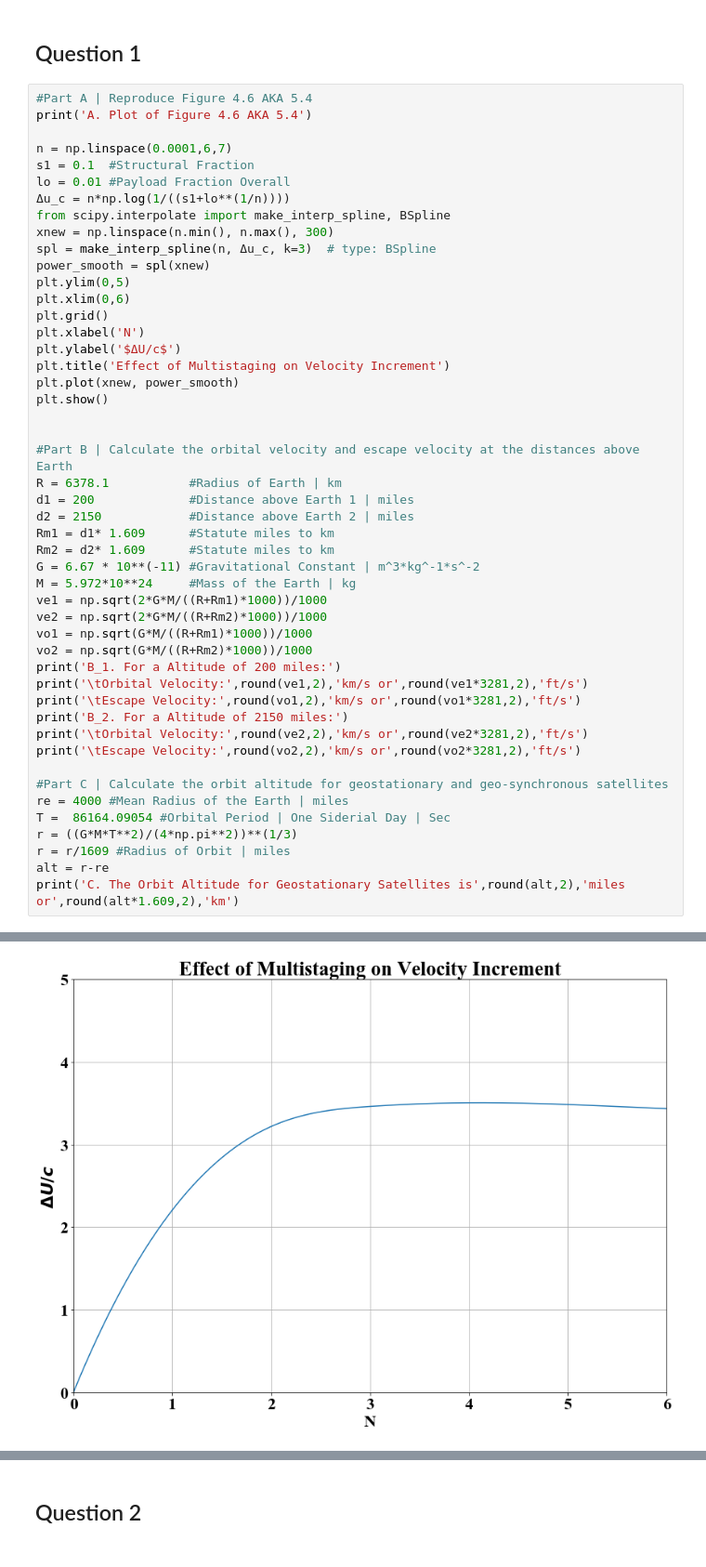
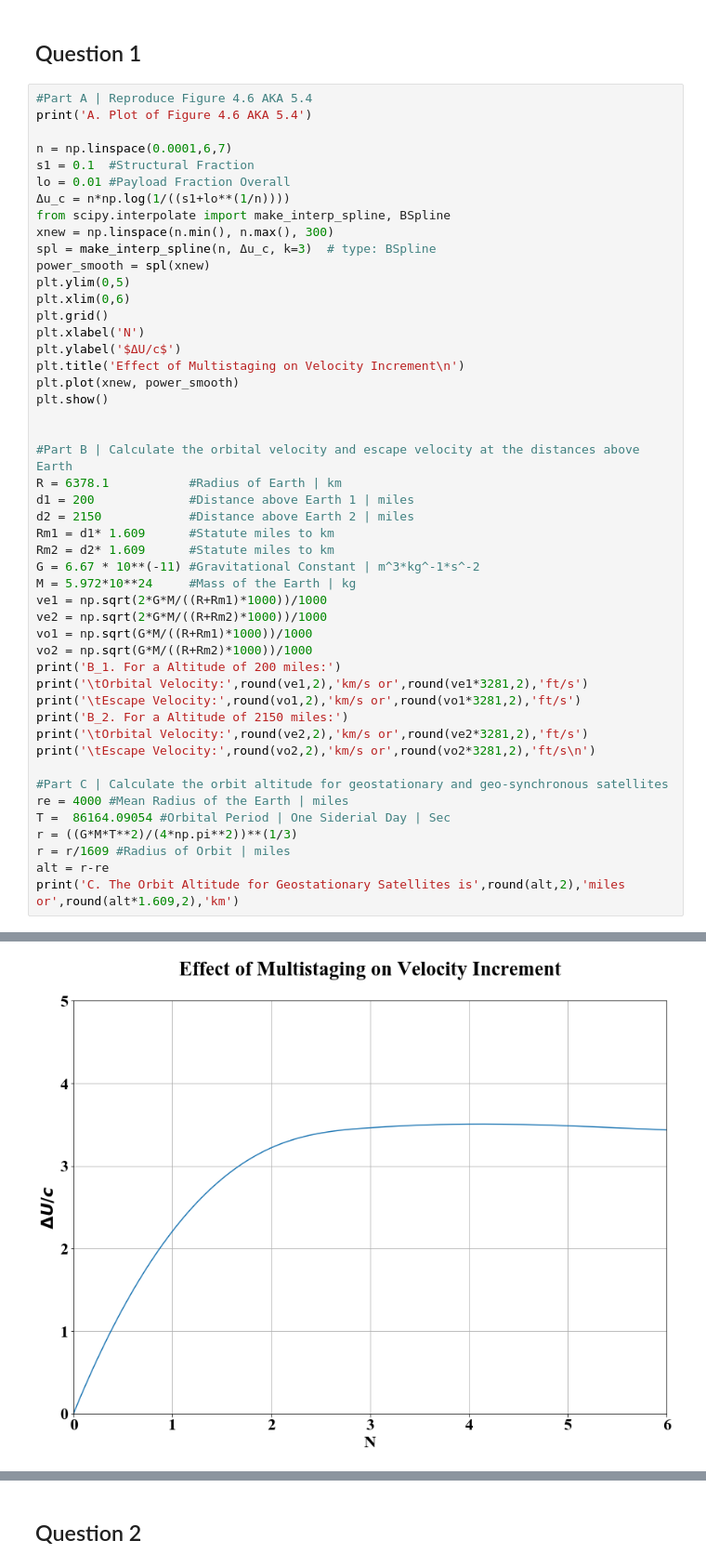
Before and after one commit to Drifterino/AE-771, a Jupyter notebook: Homework 11.ipynb, the cells around one changed output, grey strips where cells are left out. Shown at 93% size. Drawn from its saved outputs; the diff is of its cells as text.

```diff
--- a/Homework 11.ipynb
+++ b/Homework 11.ipynb
@@ -41,40 +41,40 @@ plt.xlim(0,6)
 plt.grid()
 plt.xlabel('N')
 plt.ylabel('$ΔU/c$')
-plt.title('Effect of Multistaging on Velocity Increment')
+plt.title('Effect of Multistaging on Velocity Increment\n')
 plt.plot(xnew, power_smooth)
 plt.show()
 
 
 #Part B | Calculate the orbital velocity and escape velocity at the distances above Earth
 R = 6378.1           #Radius of Earth | km
 d1 = 200             #Distance above Earth 1 | miles
 d2 = 2150            #Distance above Earth 2 | miles
 Rm1 = d1* 1.609      #Statute miles to km
 Rm2 = d2* 1.609      #Statute miles to km
 G = 6.67 * 10**(-11) #Gravitational Constant | m^3*kg^-1*s^-2
 M = 5.972*10**24     #Mass of the Earth | kg
 ve1 = np.sqrt(2*G*M/((R+Rm1)*1000))/1000
 ve2 = np.sqrt(2*G*M/((R+Rm2)*1000))/1000
 vo1 = np.sqrt(G*M/((R+Rm1)*1000))/1000
 vo2 = np.sqrt(G*M/((R+Rm2)*1000))/1000
 print('B_1. For a Altitude of 200 miles:')
 print('\tOrbital Velocity:',round(ve1,2),'km/s or',round(ve1*3281,2),'ft/s')
 print('\tEscape Velocity:',round(vo1,2),'km/s or',round(vo1*3281,2),'ft/s')
 print('B_2. For a Altitude of 2150 miles:')
 print('\tOrbital Velocity:',round(ve2,2),'km/s or',round(ve2*3281,2),'ft/s')
-print('\tEscape Velocity:',round(vo2,2),'km/s or',round(vo2*3281,2),'ft/s')
+print('\tEscape Velocity:',round(vo2,2),'km/s or',round(vo2*3281,2),'ft/s\n')
 
 #Part C | Calculate the orbit altitude for geostationary and geo-synchronous satellites
 re = 4000 #Mean Radius of the Earth | miles
 T =  86164.09054 #Orbital Period | One Siderial Day | Sec
 r = ((G*M*T**2)/(4*np.pi**2))**(1/3)
 r = r/1609 #Radius of Orbit | miles
 alt = r-re
 print('C. The Orbit Altitude for Geostationary Satellites is',round(alt,2),'miles or',round(alt*1.609,2),'km')
 # %% [output]
 A. Plot of Figure 4.6 AKA 5.4
-[figure, old version]
+[figure, new version]
 B_1. For a Altitude of 200 miles:
         Orbital Velocity: 10.9 km/s or 35777.49 ft/s
         Escape Velocity: 7.71 km/s or 25298.51 ft/s
```
Also changed, not shown: parts of 2 cells of this notebook.
